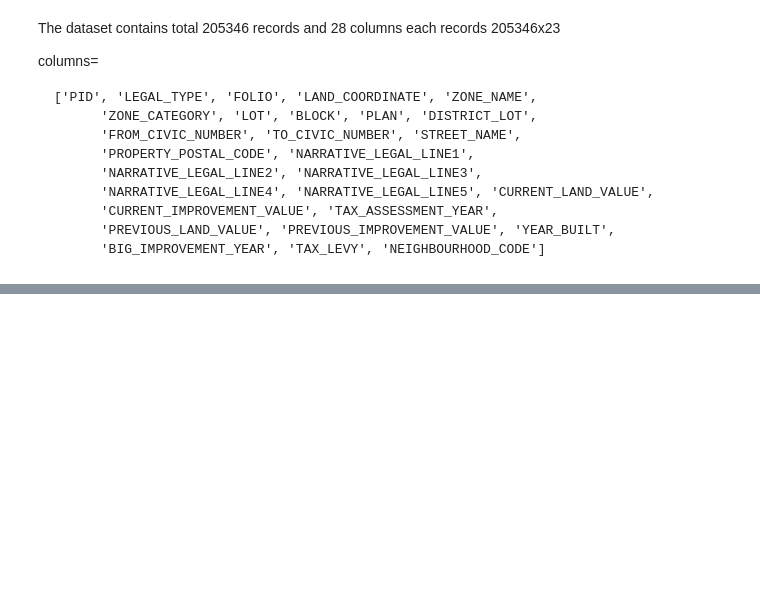
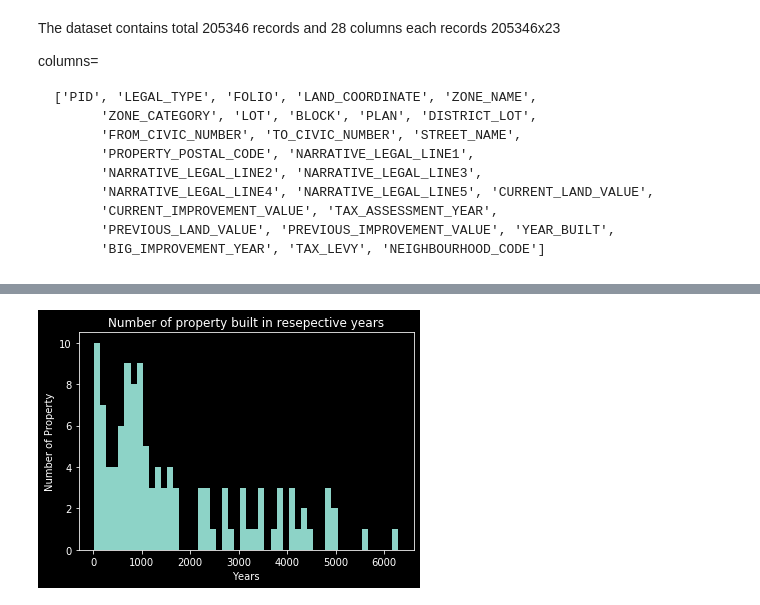
Before and after one commit to mrinaligupta255/Python-Libraries-for-Data-Science, a Jupyter notebook: matplotlib_for_data_science.ipynb, the cells around one changed output, grey strips where cells are left out. Saved outputs shown, nothing was run; the diff lists cells and outputs as text; code cells hidden in the pictures; blank space fills up the shorter version.

```diff
--- a/matplotlib_for_data_science.ipynb
+++ b/matplotlib_for_data_science.ipynb
@@ -74,0 +92,11 @@ plt.show()
+# %%
+##histogram
+plt.clf()
+plt.hist(y,bins=50)
+plt.title('Number of property built in resepective years')
+plt.xlabel('Years')
+plt.ylabel('Number of Property')
+plt.savefig('BarPlot.jpg')
+plt.show()
+# %% [output]
+[figure, added]
```
Also changed, not shown: parts of 4 cells of this notebook.
